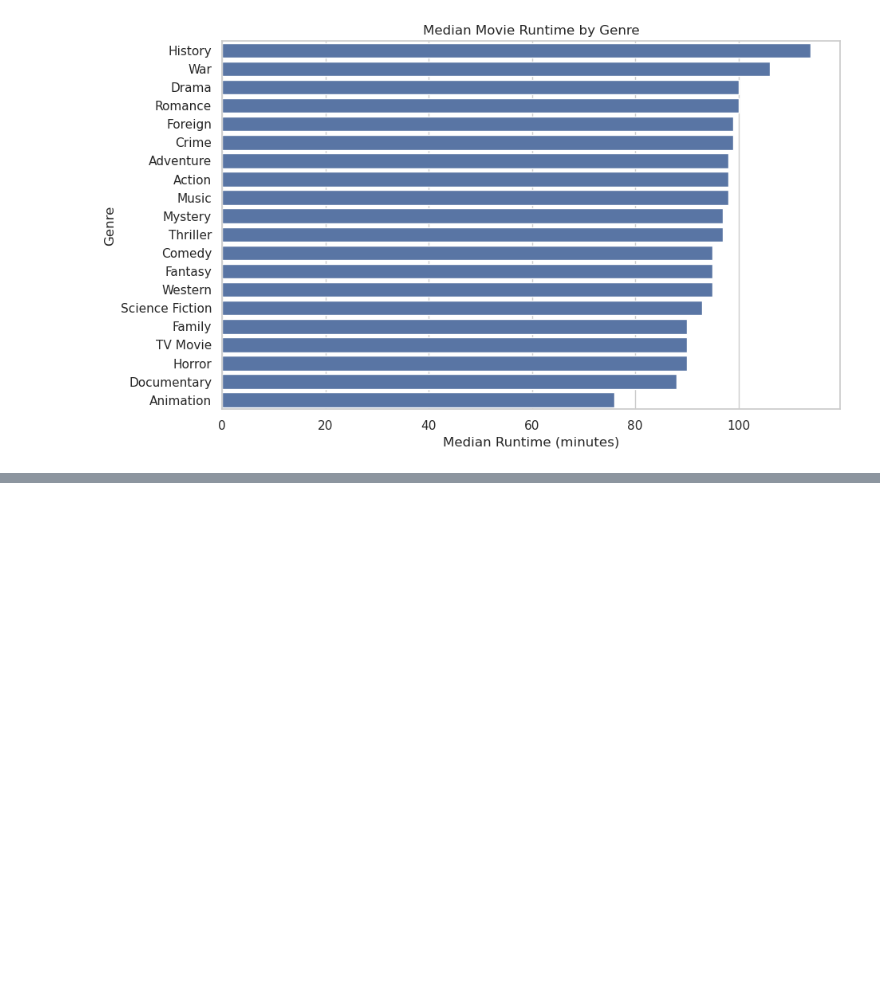
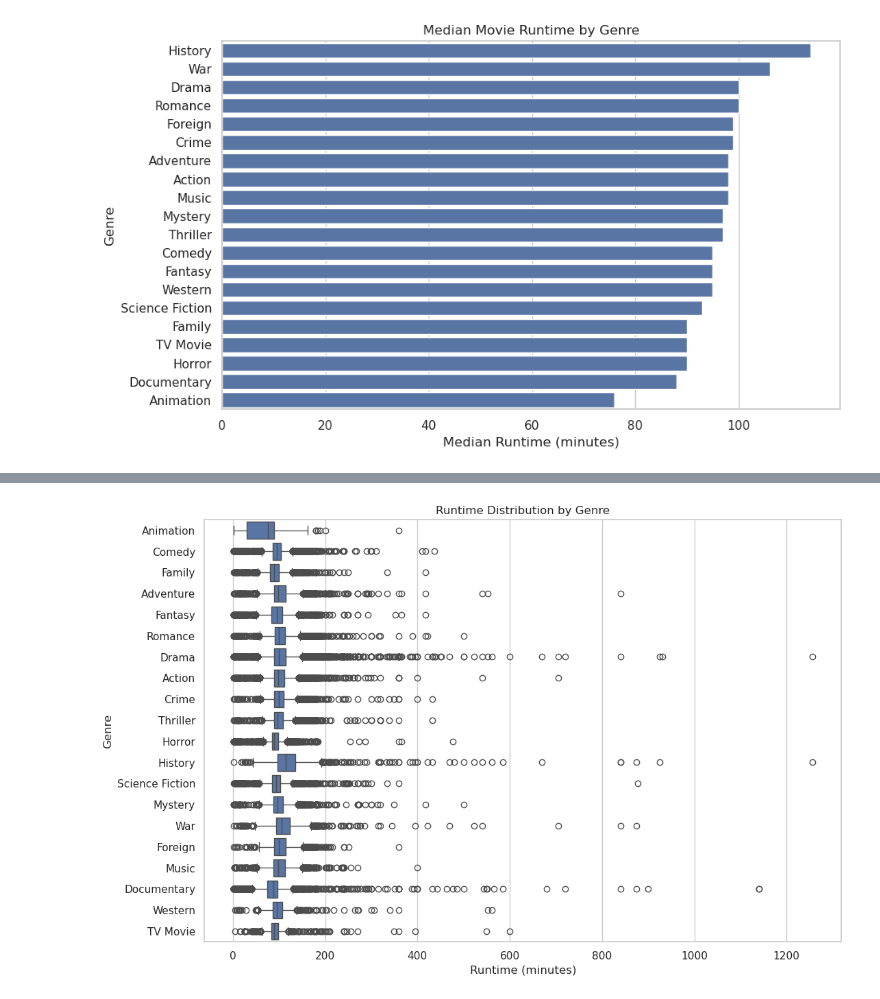
Before and after one commit to Hna2005/movie-runtime-analysis, a Jupyter notebook: notebooks/03-eda.ipynb, the cells around one changed output, grey strips where cells are left out. Saved outputs shown, nothing was run; the diff lists cells and outputs as text; code cells hidden in the pictures; blank space fills up the shorter version.

Commit message:
Runtime and Popularity

```diff
--- a/notebooks/03-eda.ipynb
+++ b/notebooks/03-eda.ipynb
@@ -550,0 +555,16 @@ plt.show()
+# %%
+plt.figure(figsize=(12, 8))
+
+sns.boxplot(
+    data=genre_data,
+    x="runtime",
+    y="genre_names"
+)
+
+plt.title("Runtime Distribution by Genre")
+plt.xlabel("Runtime (minutes)")
+plt.ylabel("Genre")
+
+plt.show()
+# %% [output]
+[figure, added]
```
Also changed, not shown: parts of 39 cells of this notebook.
